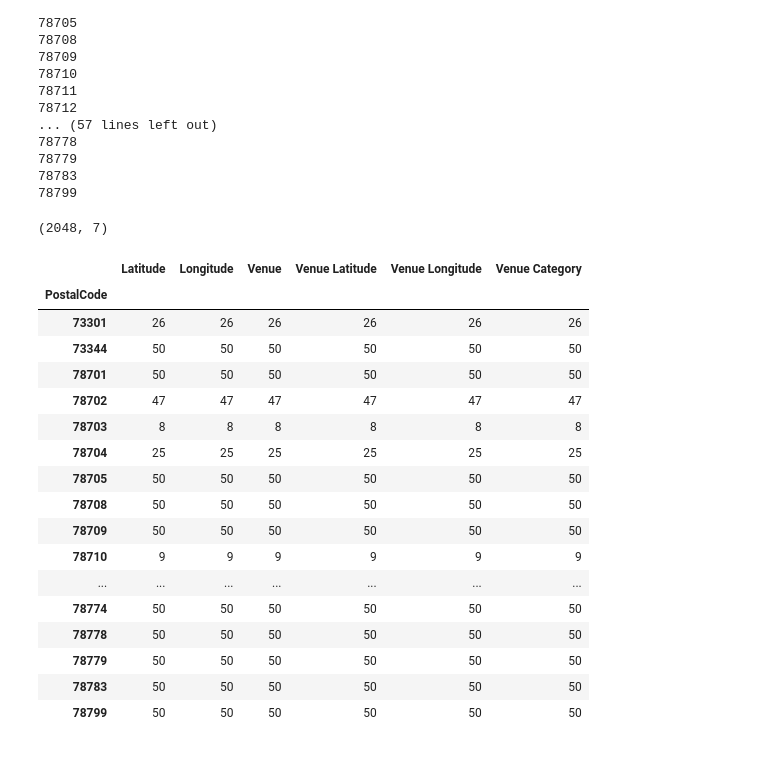
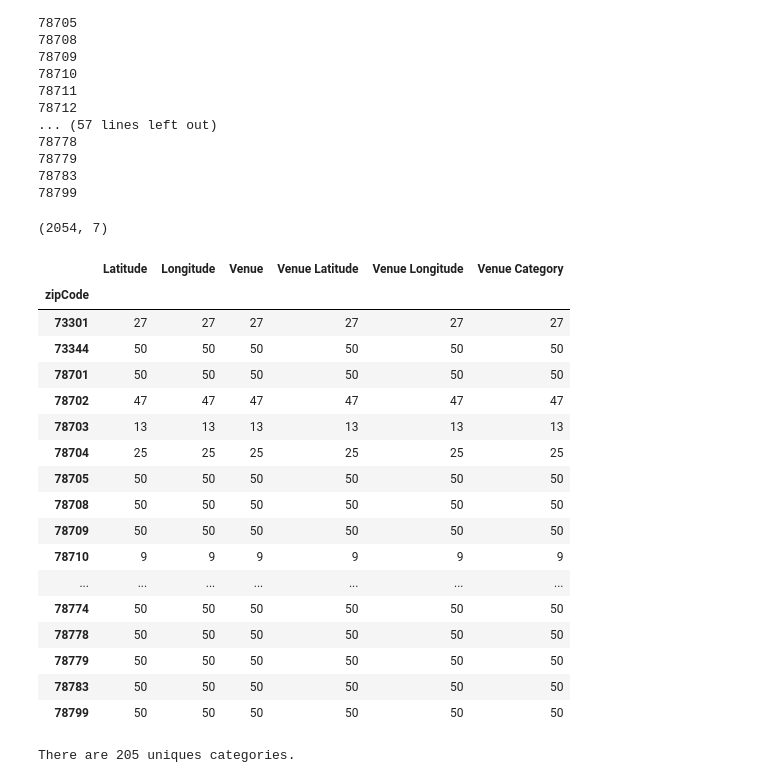
Before and after one commit to elunatik/Coursera_Capstone, a Jupyter notebook: Coursera_Capstone-master/Capstone Project/Week 5/Week 5 - Capstone Project Report.ipynb, the cells around one changed output. Saved outputs shown, nothing was run; the diff lists cells and outputs as text; code cells hidden in the pictures.

```diff
--- a/Coursera_Capstone-master/Capstone Project/Week 5/Week 5 - Capstone Project Report.ipynb
+++ b/Coursera_Capstone-master/Capstone Project/Week 5/Week 5 - Capstone Project Report.ipynb
@@ -234,7 +228,7 @@ def getNearbyVenues(names, latitudes, longitudes, radius=804.672, limit = 50):
             v['venue']['categories'][0]['name']) for v in results])
 
     nearby_venues = pd.DataFrame([item for venue_list in venues_list for item in venue_list])
-    nearby_venues.columns = ['PostalCode',
+    nearby_venues.columns = ['zipCode',
                   'Latitude',
                   'Longitude',
                   'Venue',
@@ -269,17 +263,17 @@ austinV = getNearbyVenues(names=df['zipCode'],
 # %%
 print(austinV.shape)
 # %% [output]
-(2048, 7)
+(2054, 7)
 # %%
-austinV.groupby('PostalCode').count()
+austinV.groupby('zipCode').count()
 # %% [output]
 |  | Latitude | Longitude | Venue | Venue Latitude | Venue Longitude | Venue Category |
-| PostalCode |  |  |  |  |  |  |
-| 73301 | 26 | 26 | 26 | 26 | 26 | 26 |
+| zipCode |  |  |  |  |  |  |
+| 73301 | 27 | 27 | 27 | 27 | 27 | 27 |
 | 73344 | 50 | 50 | 50 | 50 | 50 | 50 |
 | 78701 | 50 | 50 | 50 | 50 | 50 | 50 |
 | 78702 | 47 | 47 | 47 | 47 | 47 | 47 |
-| 78703 | 8 | 8 | 8 | 8 | 8 | 8 |
+| 78703 | 13 | 13 | 13 | 13 | 13 | 13 |
 | 78704 | 25 | 25 | 25 | 25 | 25 | 25 |
 | 78705 | 50 | 50 | 50 | 50 | 50 | 50 |
 | 78708 | 50 | 50 | 50 | 50 | 50 | 50 |
@@ -291,3 +285,7 @@ austinV.groupby('PostalCode').count()
 | 78779 | 50 | 50 | 50 | 50 | 50 | 50 |
 | 78783 | 50 | 50 | 50 | 50 | 50 | 50 |
 | 78799 | 50 | 50 | 50 | 50 | 50 | 50 |
+# %%
+print('There are {} uniques categories.'.format(len(austinV['Venue Category'].unique())))
+# %% [output]
+There are 205 uniques categories.
```
Also changed, not shown: parts of 21 cells of this notebook.
